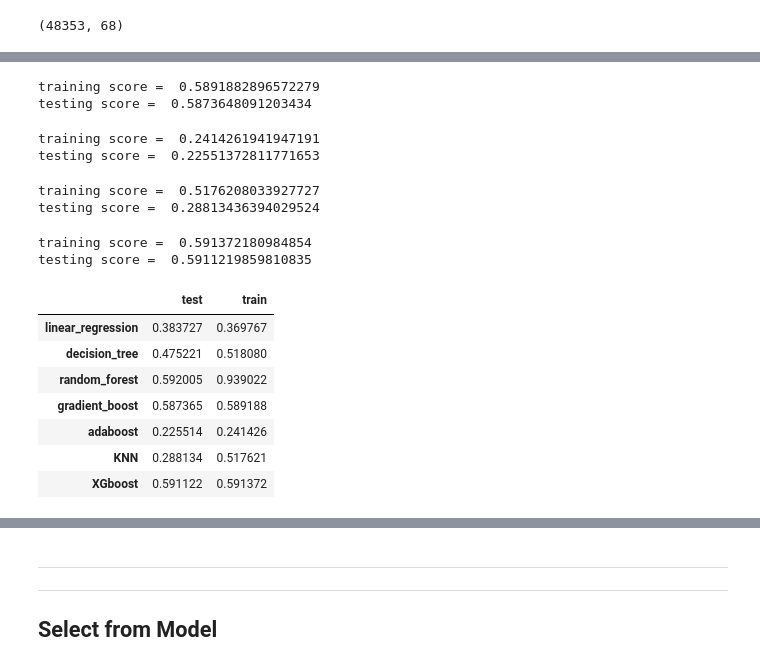
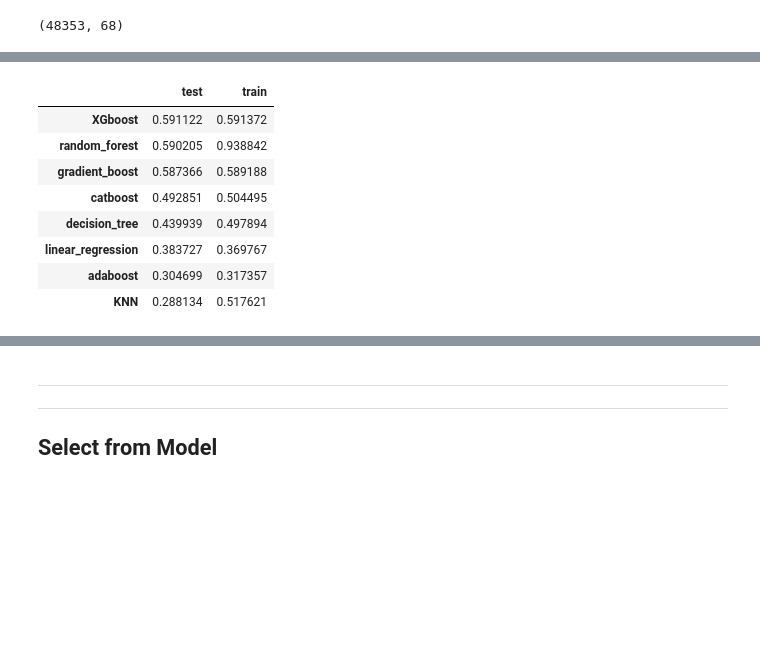
Before and after one commit to kavishashroff/Springboard, a Jupyter notebook: Capstone 1/Machine Learning.ipynb, the cells around one changed output, grey strips where cells are left out. Cells and saved outputs as stored; diff of their text form; code cells hidden in the pictures; blank space fills up the shorter version.

```diff
--- a/Capstone 1/Machine Learning.ipynb
+++ b/Capstone 1/Machine Learning.ipynb
@@ -306,7 +295,0 @@ ml_df_scaled_noprice = ml_df_scaled.drop('price', axis=1)
-# %%
-from sklearn.model_selection import train_test_split
-
-X = ml_df_scaled_noprice
-y = ml_df_scaled.price
-
-X_train, X_test, y_train, y_test = train_test_split(X, y, test_size=0.3, random_state=6)
@@ -554,0 +302,4 @@ testing score =  0.6752471318648172
+# %%
+def split_data(X, y):
+    X_train, X_test, y_train, y_test = train_test_split(X, y, test_size=0.3, random_state=6)
+    return (X_train, X_test, y_train, y_test)
@@ -715,10 +471,8 @@ model_scores_low_variance={}
 from sklearn.feature_selection import VarianceThreshold
 
 X = ml_df_o_noprice
-y = ml_df_o.price
 
 sel = VarianceThreshold(threshold=(0.5))
 X_new = sel.fit_transform(X)
-print(X_new.shape)
 
-X_train, X_test, y_train, y_test = train_test_split(X_new, y, test_size=0.3, random_state=6)
+X_train, X_test, y_train, y_test = split_data(X_new, ml_df_o.price)
@@ -760,60 +479,20 @@ testing score =  0.592005466431872
-# %%
-gradient_boost = GradientBoostingRegressor()
-gb_model = gradient_boost.fit(X_train, y_train)
-
-print('training score = ', gb_model.score(X_train, y_train))
-print('testing score = ', gb_model.score(X_test, y_test))
-
-model_scores_low_variance['gradient_boost']={'train':gb_model.score(X_train, y_train), 'test':gb_model.score(X_test, y_test)}
-# %% [output]
-training score =  0.5891882896572279
-testing score =  0.5873648091203434
-# %%
-ada_boost = AdaBoostRegressor()
-ada_model = ada_boost.fit(X_train, y_train)
-
-print('training score = ', ada_model.score(X_train, y_train))
-print('testing score = ', ada_model.score(X_test, y_test))
-
-model_scores_low_variance['adaboost']={'train':ada_model.score(X_train, y_train), 'test':ada_model.score(X_test, y_test)}
-# %% [output]
-training score =  0.2414261941947191
-testing score =  0.22551372811771653
-# %%
-knn = KNeighborsRegressor()
-knn_model = knn.fit(X_train, y_train)
-
-print('training score = ', knn_model.score(X_train, y_train))
-print('testing score = ', knn_model.score(X_test, y_test))
-
-model_scores_low_variance['KNN']={'train':knn_model.score(X_train, y_train), 'test':knn_model.score(X_test, y_test)}
-# %% [output]
-training score =  0.5176208033927727
-testing score =  0.28813436394029524
-# %%
-xg_reg = xgb.XGBRegressor(objective ='reg:linear')
-xg_reg.fit(X_train,y_train)
-
-print('training score = ', xg_reg.score(X_train, y_train))
-print('testing score = ', xg_reg.score(X_test, y_test))
-
-model_scores_low_variance['XGboost']={'train':xg_reg.score(X_train, y_train), 'test':xg_reg.score(X_test, y_test)}
-# %% [output]
-training score =  0.591372180984854
-testing score =  0.5911219859810835
+# %%
+model_scores_low_variance = run_models(X_train, X_test, y_train, y_test)
 # %%
 models_low_variance = pd.DataFrame(model_scores_low_variance)
 models_low_variance = models_low_variance.T
+models_low_variance.sort_values(['test'], ascending=False, inplace=True)
 models_low_variance
 # %% [output]
 |  | test | train |
+| XGboost | 0.591122 | 0.591372 |
+| random_forest | 0.590205 | 0.938842 |
+| gradient_boost | 0.587366 | 0.589188 |
+| catboost | 0.492851 | 0.504495 |
+| decision_tree | 0.439939 | 0.497894 |
 | linear_regression | 0.383727 | 0.369767 |
-| decision_tree | 0.475221 | 0.518080 |
-| random_forest | 0.592005 | 0.939022 |
-| gradient_boost | 0.587365 | 0.589188 |
-| adaboost | 0.225514 | 0.241426 |
+| adaboost | 0.304699 | 0.317357 |
 | KNN | 0.288134 | 0.517621 |
-| XGboost | 0.591122 | 0.591372 |
 # %%
 models_low_variance.plot(kind='bar')
 # %% [output]
```
Also changed, not shown: parts of 167 cells of this notebook.
